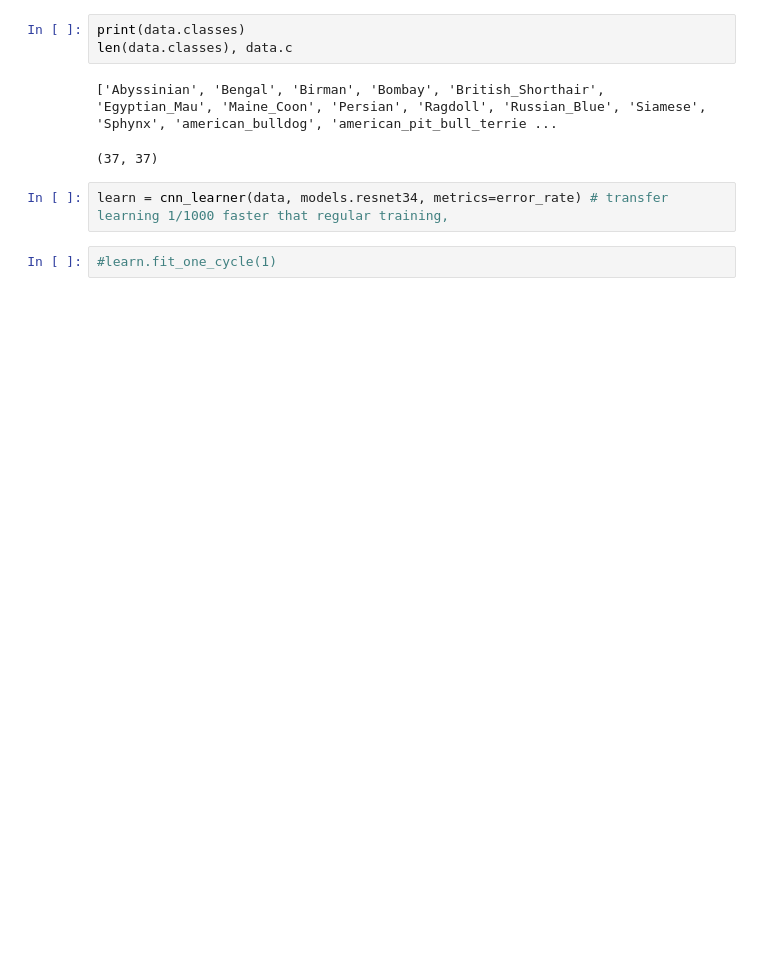
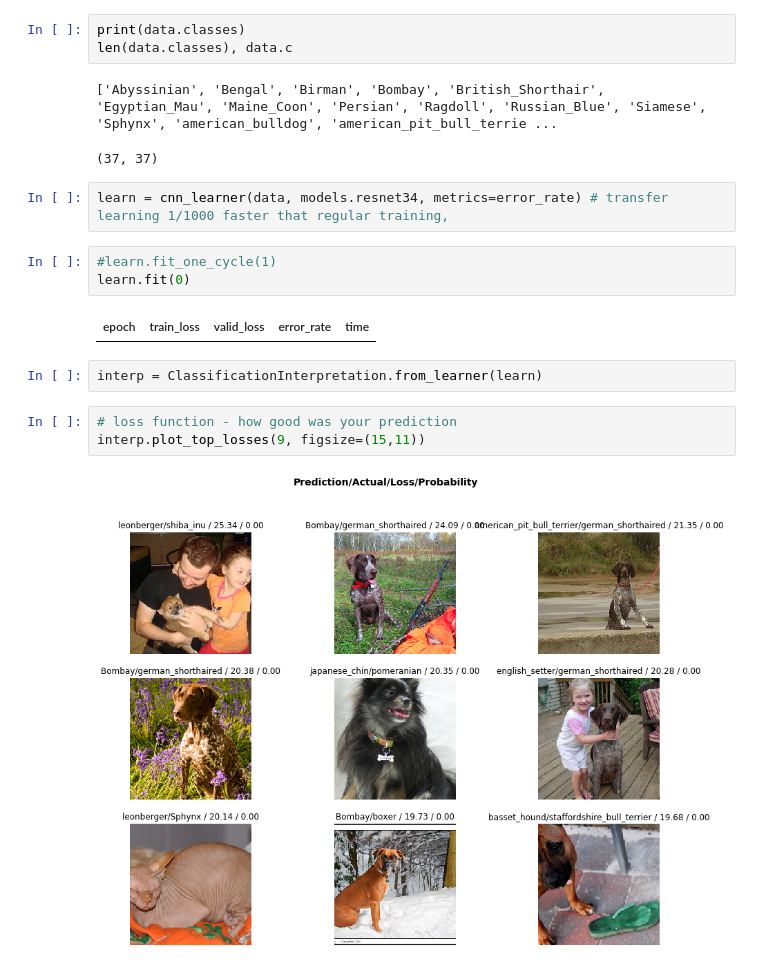
Before and after one commit to MistreanuIonutCosmin/FastAI, a Jupyter notebook: 00_notebook_tutorial.ipynb, the cells around one changed output. Drawn from its saved outputs; the diff is of its cells as text; blank space fills up the shorter version.

```diff
--- a/00_notebook_tutorial.ipynb
+++ b/00_notebook_tutorial.ipynb
@@ -88,3 +88,13 @@ len(data.classes), data.c
 learn = cnn_learner(data, models.resnet34, metrics=error_rate) # transfer learning 1/1000 faster that regular training,
 # %%
 #learn.fit_one_cycle(1)
+learn.fit(0)
+# %% [output]
+| epoch | train_loss | valid_loss | error_rate | time |
+# %%
+interp = ClassificationInterpretation.from_learner(learn)
+# %%
+# loss function - how good was your prediction
+interp.plot_top_losses(9, figsize=(15,11))
+# %% [output]
+[figure, added]
```
Also changed, not shown: parts of 10 cells of this notebook.
